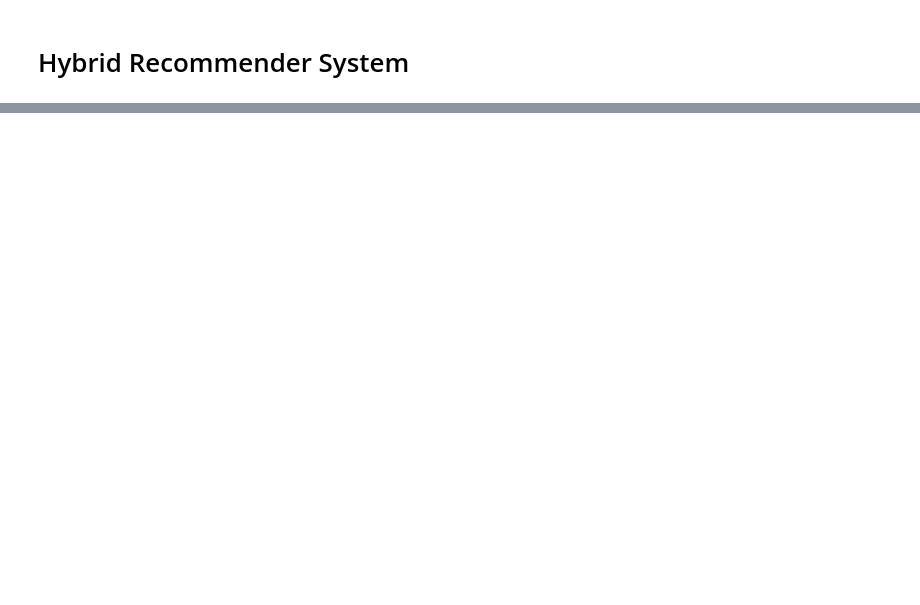
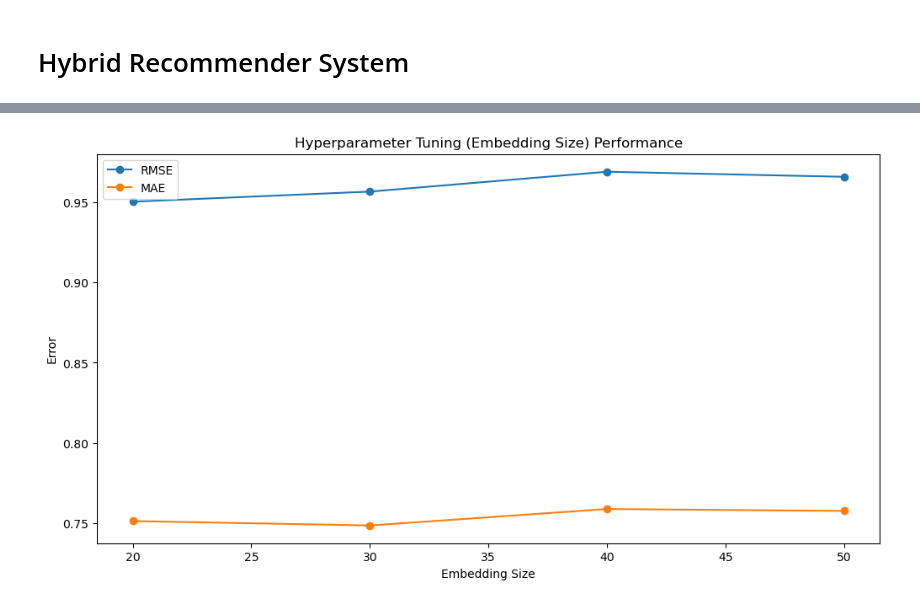
Before and after one commit to HemantRajSingh/collaborative-hybrid-recommender, a Jupyter notebook: notebooks/data_exploration.ipynb, the cells around one changed output, grey strips where cells are left out. Drawn from its saved outputs; the diff is of its cells as text; code cells hidden in the pictures; blank space fills up the shorter version.

```diff
--- a/notebooks/data_exploration.ipynb
+++ b/notebooks/data_exploration.ipynb
@@ -597,0 +459,9 @@ ValueError: not enough values to unpack (expected 5, got 3)
+# %%
+# Initialize the model, loss function, and optimizer
+num_users = len(user_id_mapping)
+num_movies = len(movie_id_mapping)
+embedding_dim = 30  # Hyperparameter to tune
+# %%
+model = NeuralCollaborativeFiltering(num_users, num_movies, embedding_dim)
+loss_function = nn.MSELoss()
+optimizer = torch.optim.Adam(model.parameters(), lr=0.001)
@@ -597,0 +530,35 @@ ValueError: not enough values to unpack (expected 5, got 3)
+# %%
+# 5. **Hyperparameter Tuning**
+embedding_sizes = [20, 30, 40, 50]
+results = {}
+# %%
+for embedding_size in embedding_sizes:
+    model = NeuralCollaborativeFiltering(num_users, num_movies, embedding_size)
+    optimizer = torch.optim.Adam(model.parameters(), lr=0.001)
+    for epoch in range(num_epochs):
+        model.train()
+        for user, movie, rating in train_loader:
+            optimizer.zero_grad()
+            predicted_ratings = model(user, movie).squeeze()
+            loss = loss_function(predicted_ratings, rating)
+            loss.backward()
+            optimizer.step()
+
+    test_rmse, test_mae = evaluate_model(model, test_loader)
+    results[embedding_size] = (test_rmse, test_mae)
+# %%
+# Plot the results of hyperparameter tuning (embedding size)
+embedding_size_list = list(results.keys())
+rmse_values = [r[0] for r in results.values()]
+mae_values = [r[1] for r in results.values()]
+
+plt.figure(figsize=(12, 6))
+plt.plot(embedding_size_list, rmse_values, label='RMSE', marker='o')
+plt.plot(embedding_size_list, mae_values, label='MAE', marker='o')
+plt.xlabel('Embedding Size')
+plt.ylabel('Error')
+plt.title('Hyperparameter Tuning (Embedding Size) Performance')
+plt.legend()
+plt.show()
+# %% [output]
+[figure, added]
```
Also changed, not shown: parts of 63 cells of this notebook.
